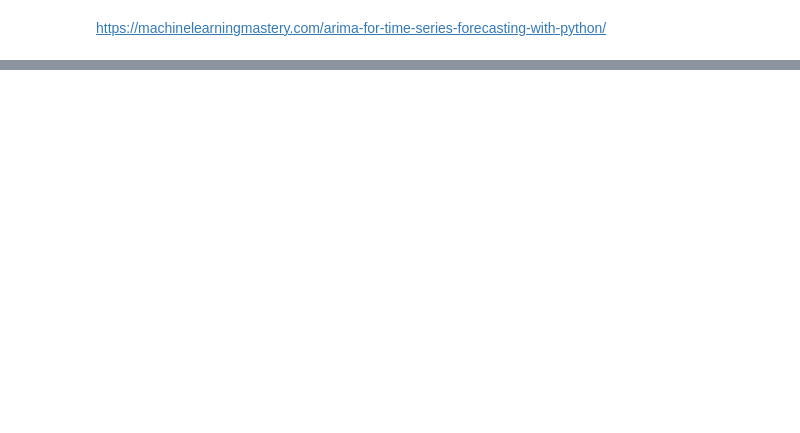
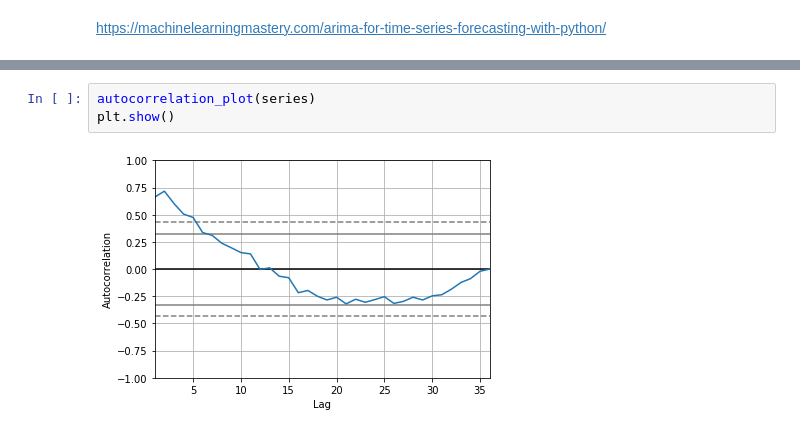
Before and after one commit to kimrharper/thinkful, a Jupyter notebook: capstone/demo-timeseries.ipynb, the cells around one changed output, grey strips where cells are left out. Saved outputs shown, nothing was run; the diff lists cells and outputs as text; blank space fills up the shorter version.

```diff
--- a/capstone/demo-timeseries.ipynb
+++ b/capstone/demo-timeseries.ipynb
@@ -82,0 +34,5 @@ pyplot.show()
+# %%
+autocorrelation_plot(series)
+plt.show()
+# %% [output]
+[figure, added]
```
Also changed, not shown: parts of 21 cells of this notebook.
